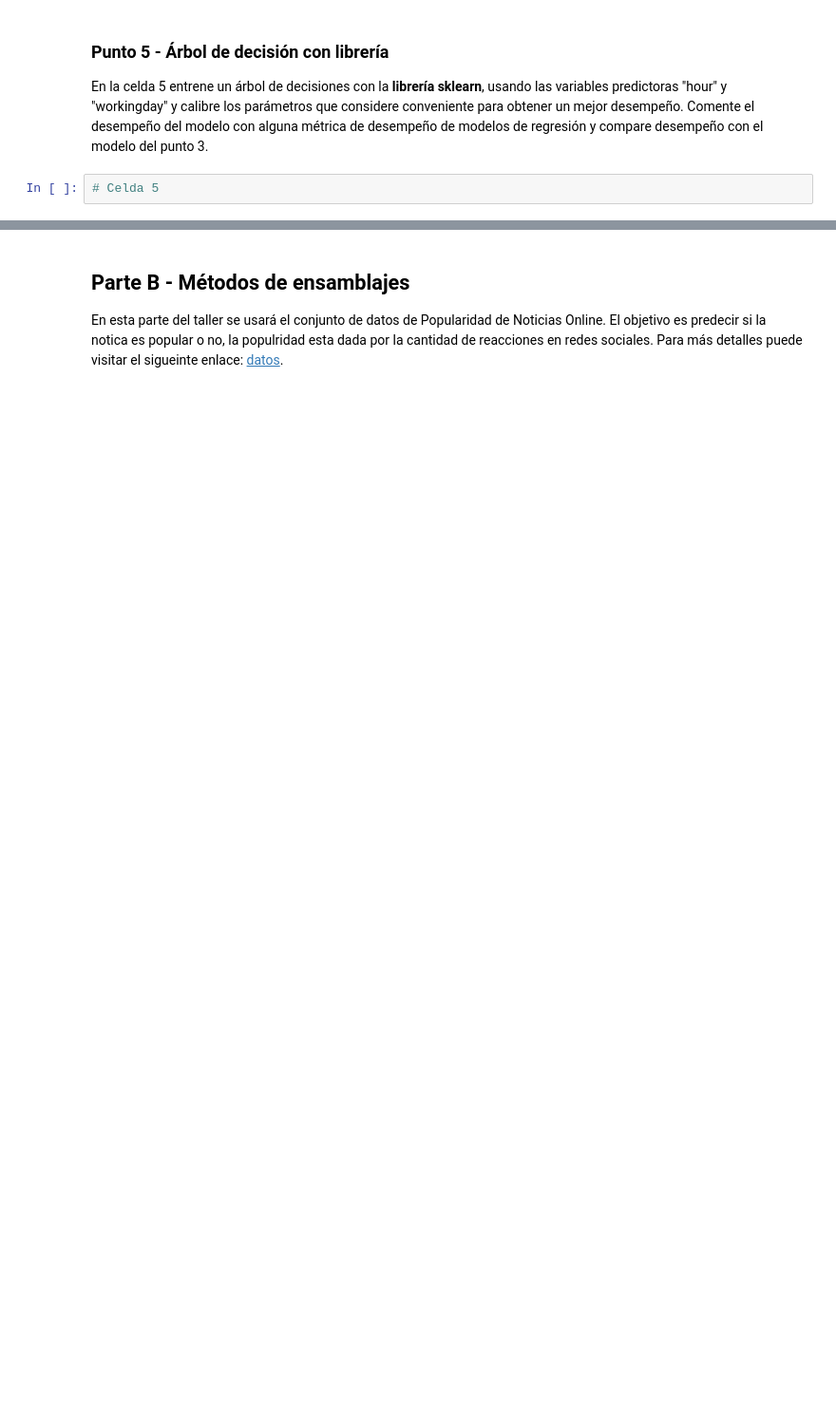
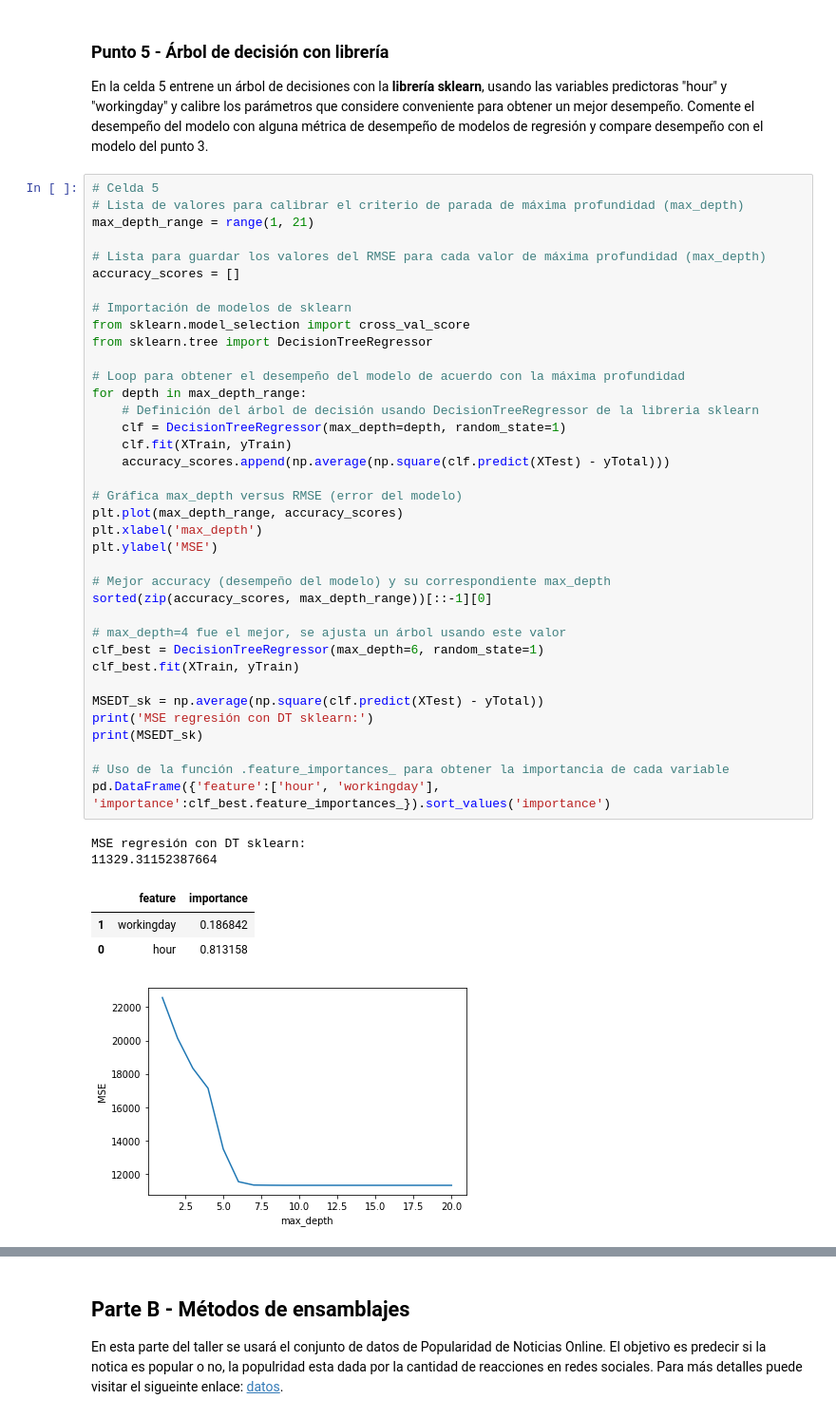
Before and after one commit to EdgarGM20/ML-NLP, a Jupyter notebook: S1TC1_arboles_ensamblajes.ipynb, the cells around one changed output, grey strips where cells are left out. Shown at 95% size. Drawn from its saved outputs; the diff is of its cells as text; blank space fills up the shorter version.

```diff
--- a/S1TC1_arboles_ensamblajes.ipynb
+++ b/S1TC1_arboles_ensamblajes.ipynb
@@ -101,5 +352,47 @@ En la celda 4 cree un árbol de decisiones para pronosticar la variable "total"
 # %% [markdown]
 ### Punto 5 - Árbol de decisión con librería
 En la celda 5 entrene un árbol de decisiones con la **librería sklearn**, usando las variables predictoras "hour" y "workingday" y calibre los parámetros que considere conveniente para obtener un mejor desempeño. Comente el desempeño del modelo con alguna métrica de desempeño de modelos de regresión y compare desempeño con el modelo del punto 3.
-# %%
-# Celda 5
+# %%
+# Celda 5
+# Lista de valores para calibrar el criterio de parada de máxima profundidad (max_depth)
+max_depth_range = range(1, 21)
+
+# Lista para guardar los valores del RMSE para cada valor de máxima profundidad (max_depth)
+accuracy_scores = []
+
+# Importación de modelos de sklearn
+from sklearn.model_selection import cross_val_score
+from sklearn.tree import DecisionTreeRegressor
+
+# Loop para obtener el desempeño del modelo de acuerdo con la máxima profundidad
+for depth in max_depth_range:
+    # Definición del árbol de decisión usando DecisionTreeRegressor de la libreria sklearn
+    clf = DecisionTreeRegressor(max_depth=depth, random_state=1)
+    clf.fit(XTrain, yTrain)
+    accuracy_scores.append(np.average(np.square(clf.predict(XTest) - yTotal)))
+
+# Gráfica max_depth versus RMSE (error del modelo)
+plt.plot(max_depth_range, accuracy_scores)
+plt.xlabel('max_depth')
+plt.ylabel('MSE')
+
+# Mejor accuracy (desempeño del modelo) y su correspondiente max_depth
+sorted(zip(accuracy_scores, max_depth_range))[::-1][0]
+
+# max_depth=4 fue el mejor, se ajusta un árbol usando este valor
+clf_best = DecisionTreeRegressor(max_depth=6, random_state=1)
+clf_best.fit(XTrain, yTrain)
+
+MSEDT_sk = np.average(np.square(clf.predict(XTest) - yTotal))
+print('MSE regresión con DT sklearn:')
+print(MSEDT_sk)
+
+# Uso de la función .feature_importances_ para obtener la importancia de cada variable
+pd.DataFrame({'feature':['hour', 'workingday'], 'importance':clf_best.feature_importances_}).sort_values('importance')
+# %% [output]
+MSE regresión con DT sklearn:
+11329.31152387664
+|  | feature | importance |
+| 1 | workingday | 0.186842 |
+| 0 | hour | 0.813158 |
+[figure, added]
```
Also changed, not shown: parts of 27 cells of this notebook.
